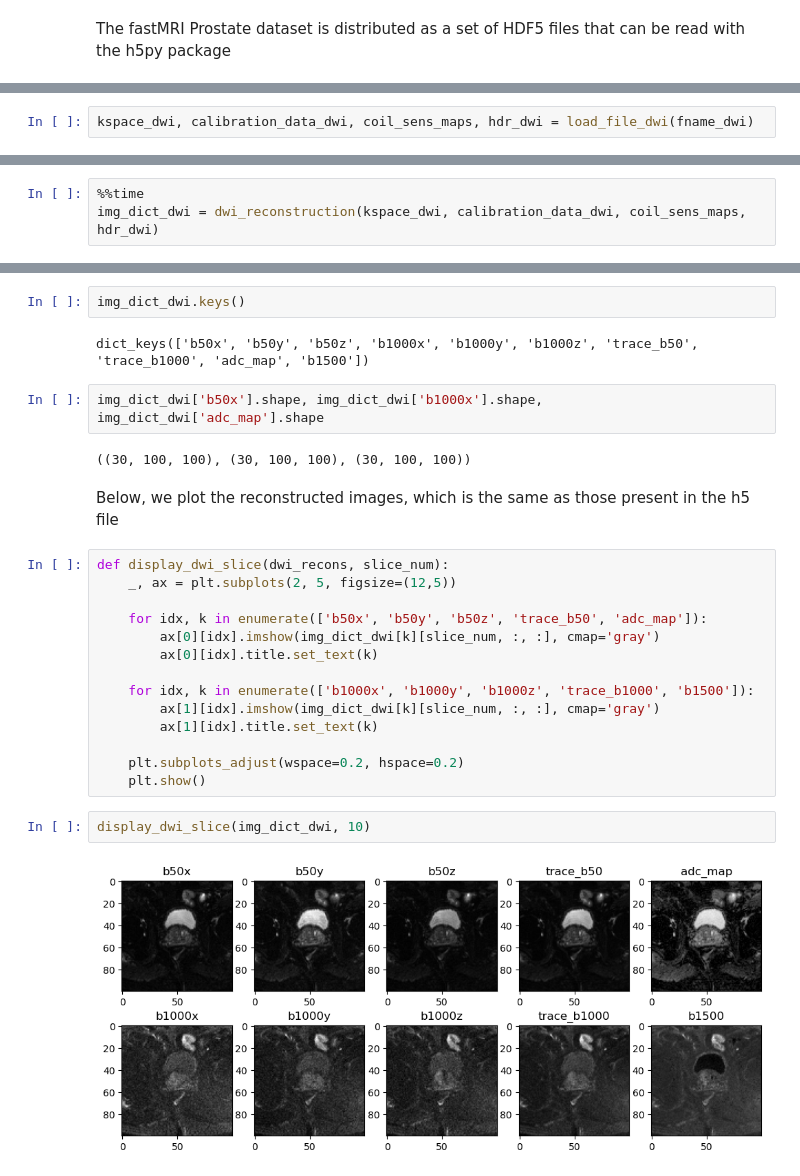
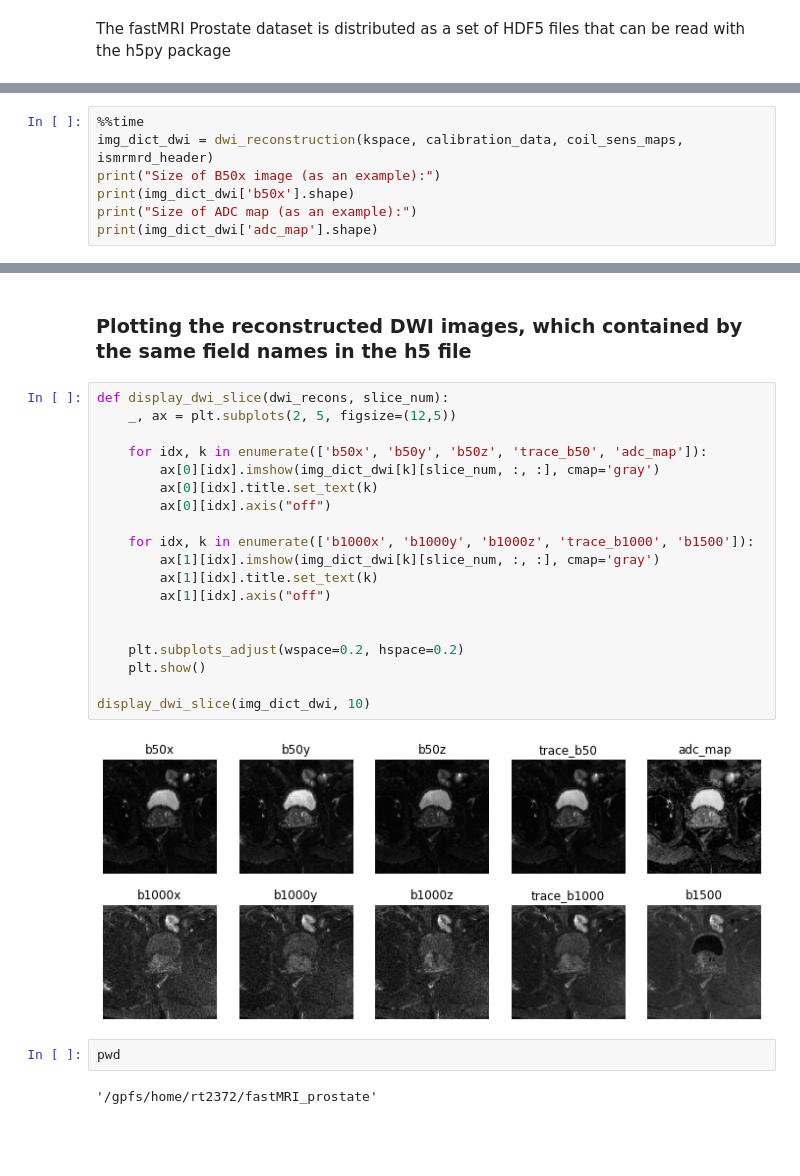
Before and after one commit to cai2r/fastMRI_prostate, a Jupyter notebook: fastmri_prostate_tutorial.ipynb, the cells around one changed output, grey strips where cells are left out. Drawn from its saved outputs; the diff is of its cells as text; blank space fills up the shorter version.

```diff
--- a/fastmri_prostate_tutorial.ipynb
+++ b/fastmri_prostate_tutorial.ipynb
@@ -81,2 +104,0 @@ with h5py.File(fname_dwi, 'r') as f:
-# %%
-kspace_dwi, calibration_data_dwi, coil_sens_maps, hdr_dwi = load_file_dwi(fname_dwi)
@@ -89,4 +107,8 @@ The DWI reconstruction function takes as input DWI kspace, DWI calibration data,
 # %%
 %%time
-img_dict_dwi = dwi_reconstruction(kspace_dwi, calibration_data_dwi, coil_sens_maps, hdr_dwi)
+img_dict_dwi = dwi_reconstruction(kspace, calibration_data, coil_sens_maps, ismrmrd_header)
+print("Size of B50x image (as an example):")
+print(img_dict_dwi['b50x'].shape)
+print("Size of ADC map (as an example):")
+print(img_dict_dwi['adc_map'].shape)
 # %% [output]
@@ -95,28 +121,27 @@ Wall time: 5min 16s
-# %%
-img_dict_dwi.keys()
-# %% [output]
-dict_keys(['b50x', 'b50y', 'b50z', 'b1000x', 'b1000y', 'b1000z', 'trace_b50', 'trace_b1000', 'adc_map', 'b1500'])
-# %%
-img_dict_dwi['b50x'].shape, img_dict_dwi['b1000x'].shape, img_dict_dwi['adc_map'].shape
-# %% [output]
-((30, 100, 100), (30, 100, 100), (30, 100, 100))
 # %% [markdown]
-Below, we plot the reconstructed images, which is the same as those present in the h5 file
+### Plotting the reconstructed DWI images, which contained by the same field names in the h5 file
 # %%
 def display_dwi_slice(dwi_recons, slice_num):
     _, ax = plt.subplots(2, 5, figsize=(12,5))
 
     for idx, k in enumerate(['b50x', 'b50y', 'b50z', 'trace_b50', 'adc_map']):
         ax[0][idx].imshow(img_dict_dwi[k][slice_num, :, :], cmap='gray')
         ax[0][idx].title.set_text(k)
+        ax[0][idx].axis("off")
 
     for idx, k in enumerate(['b1000x', 'b1000y', 'b1000z', 'trace_b1000', 'b1500']):
         ax[1][idx].imshow(img_dict_dwi[k][slice_num, :, :], cmap='gray')
         ax[1][idx].title.set_text(k)
+        ax[1][idx].axis("off")
+
 
     plt.subplots_adjust(wspace=0.2, hspace=0.2)
     plt.show()
+
+display_dwi_slice(img_dict_dwi, 10)
+# %% [output]
+[figure, added]
 # %%
-display_dwi_slice(img_dict_dwi, 10)
+pwd
 # %% [output]
-[figure, removed]
+'/gpfs/home/rt2372/fastMRI_prostate'
```
Also changed, not shown: parts of 24 cells of this notebook.
